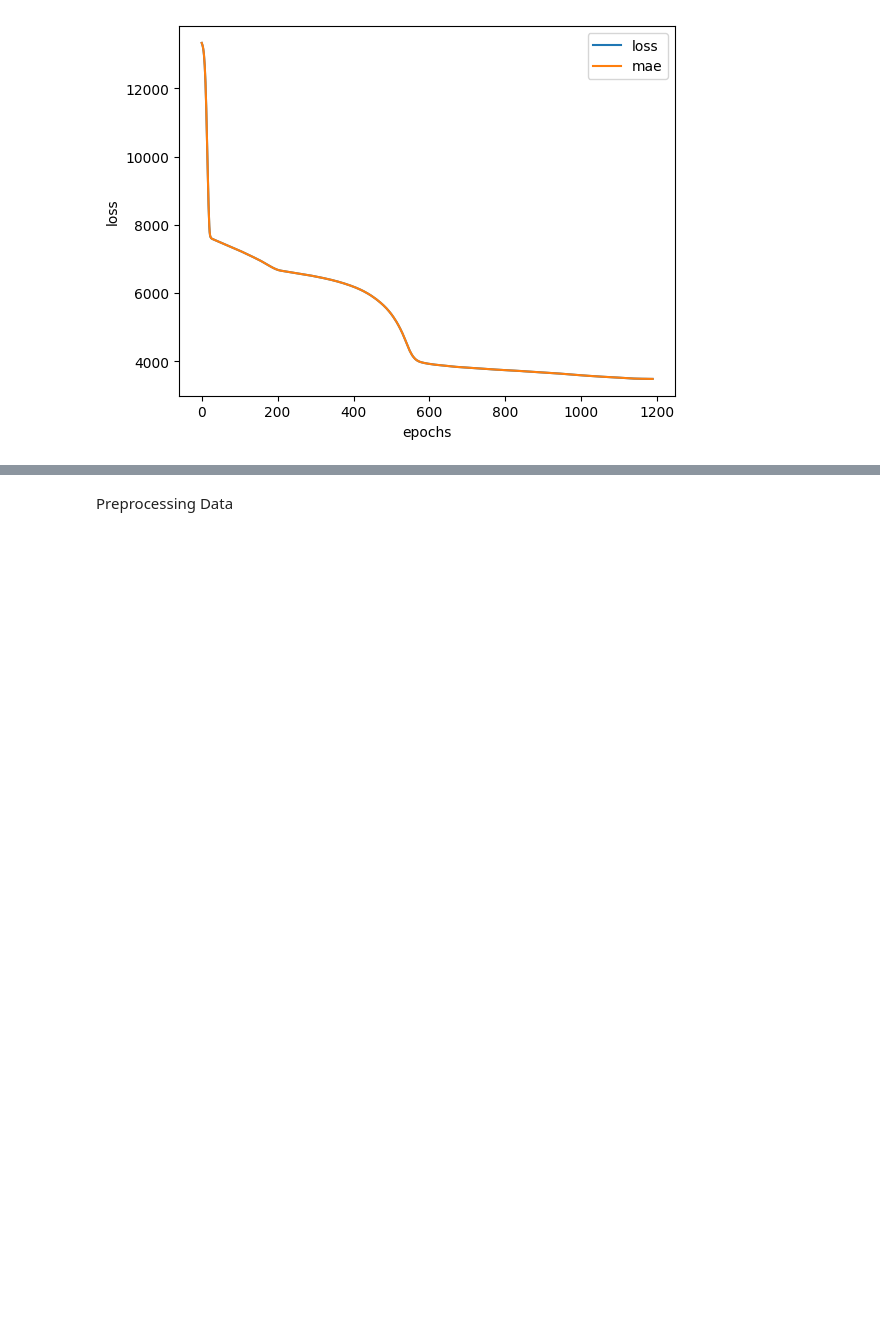
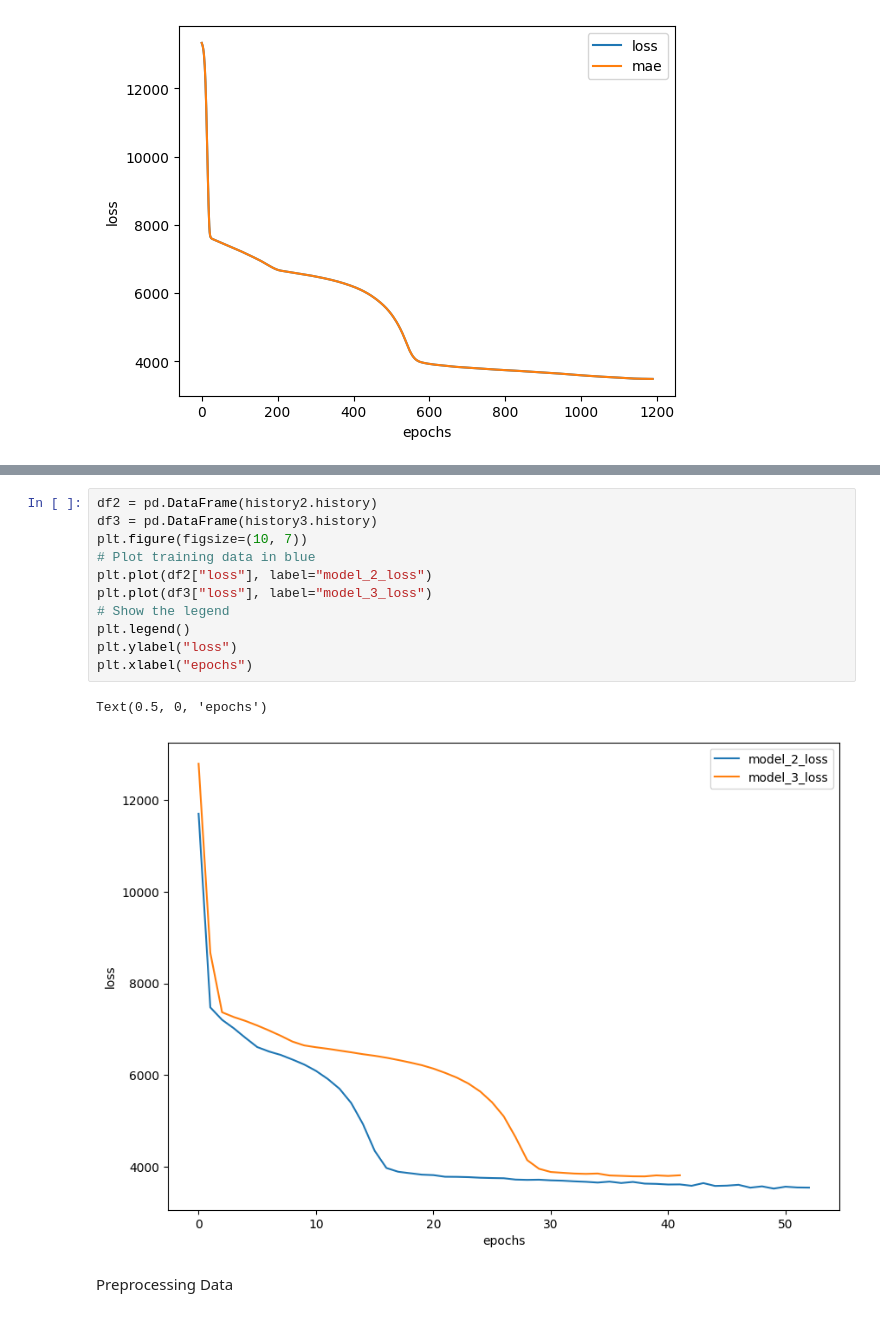
Before and after one commit to hubixr/Tensorflow, a Jupyter notebook: tensorflow_regression/nn2.ipynb, the cells around one changed output, grey strips where cells are left out. Drawn from its saved outputs; the diff is of its cells as text; blank space fills up the shorter version.

```diff
--- a/tensorflow_regression/nn2.ipynb
+++ b/tensorflow_regression/nn2.ipynb
@@ -810,2 +809,16 @@ all_results
+# %%
+df2 = pd.DataFrame(history2.history)
+df3 = pd.DataFrame(history3.history)
+plt.figure(figsize=(10, 7))
+# Plot training data in blue
+plt.plot(df2["loss"], label="model_2_loss")
+plt.plot(df3["loss"], label="model_3_loss")
+# Show the legend
+plt.legend()
+plt.ylabel("loss")
+plt.xlabel("epochs")
+# %% [output]
+Text(0.5, 0, 'epochs')
+[figure, added]
 # %% [markdown]
 Preprocessing Data
```
Also changed, not shown: parts of 2 cells of this notebook.
